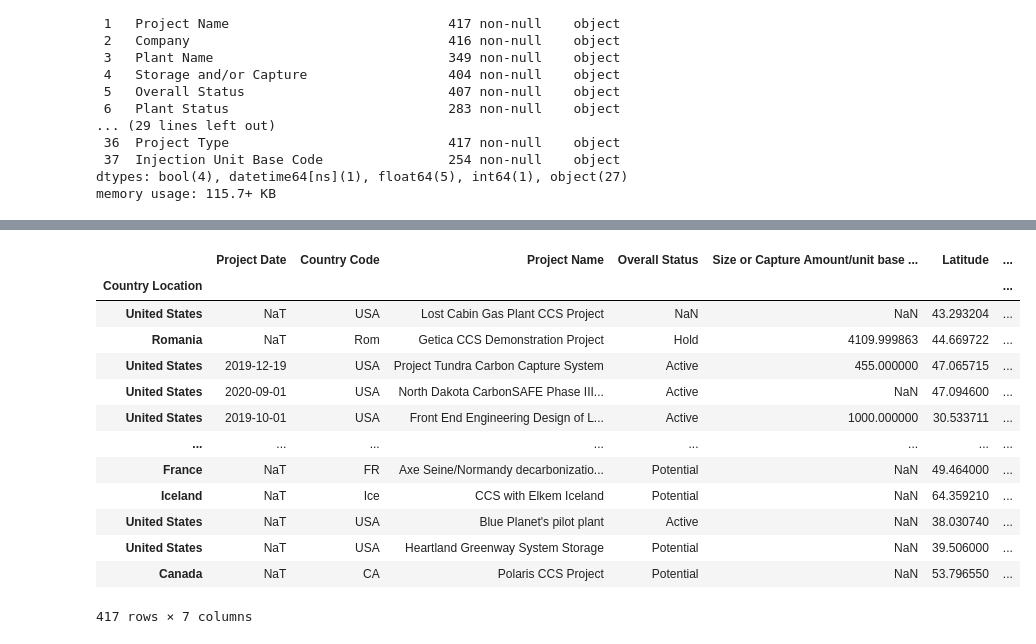
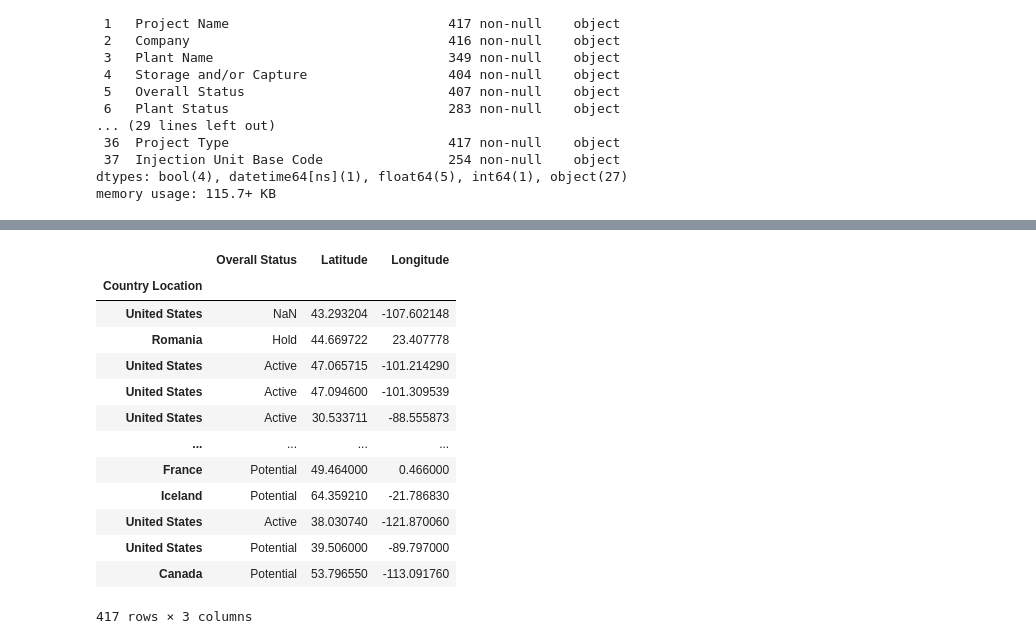
Before and after one commit to LardexTheLarge/AI-Project-1, a Jupyter notebook: CCS map Cleaning.ipynb, the cells around one changed output, grey strips where cells are left out. Saved outputs shown, nothing was run; the diff lists cells and outputs as text; code cells hidden in the pictures.

```diff
--- a/CCS map Cleaning.ipynb
+++ b/CCS map Cleaning.ipynb
@@ -46,27 +47,23 @@ Index(['Project ID', 'Project Name', 'Company', 'Plant Name',
 # %%
 # Create a new dataframe with the necessary data
-dfNew = df[[
-    "Project Date",
-    "Country Code",
-    "Project Name",
+locationStatus = df[[
     "Overall Status",
-    "Size or Capture Amount/unit base power",
     "Latitude",
     "Longitude"
 ]]
-dfNew
+locationStatus
 # %% [output]
-|  | Project Date | Country Code | Project Name | Overall Status | Size or Capture Amount/unit base ... | Latitude | ... |
-| Country Location |  |  |  |  |  |  | ... |
-| United States | NaT | USA | Lost Cabin Gas Plant CCS Project | NaN | NaN | 43.293204 | ... |
-| Romania | NaT | Rom | Getica CCS Demonstration Project | Hold | 4109.999863 | 44.669722 | ... |
-| United States | 2019-12-19 | USA | Project Tundra Carbon Capture System | Active | 455.000000 | 47.065715 | ... |
-| United States | 2020-09-01 | USA | North Dakota CarbonSAFE Phase III... | Active | NaN | 47.094600 | ... |
-| United States | 2019-10-01 | USA | Front End Engineering Design of L... | Active | 1000.000000 | 30.533711 | ... |
-| ... | ... | ... | ... | ... | ... | ... | ... |
-| France | NaT | FR | Axe Seine/Normandy decarbonizatio... | Potential | NaN | 49.464000 | ... |
-| Iceland | NaT | Ice | CCS with Elkem Iceland | Potential | NaN | 64.359210 | ... |
-| United States | NaT | USA | Blue Planet's pilot plant | Active | NaN | 38.030740 | ... |
-| United States | NaT | USA | Heartland Greenway System Storage | Potential | NaN | 39.506000 | ... |
-| Canada | NaT | CA | Polaris CCS Project | Potential | NaN | 53.796550 | ... |
+|  | Overall Status | Latitude | Longitude |
+| Country Location |  |  |  |
+| United States | NaN | 43.293204 | -107.602148 |
+| Romania | Hold | 44.669722 | 23.407778 |
+| United States | Active | 47.065715 | -101.214290 |
+| United States | Active | 47.094600 | -101.309539 |
+| United States | Active | 30.533711 | -88.555873 |
+| ... | ... | ... | ... |
+| France | Potential | 49.464000 | 0.466000 |
+| Iceland | Potential | 64.359210 | -21.786830 |
+| United States | Active | 38.030740 | -121.870060 |
+| United States | Potential | 39.506000 | -89.797000 |
+| Canada | Potential | 53.796550 | -113.091760 |
-417 rows × 7 columns
+417 rows × 3 columns
```
Also changed, not shown: parts of 7 cells of this notebook.
